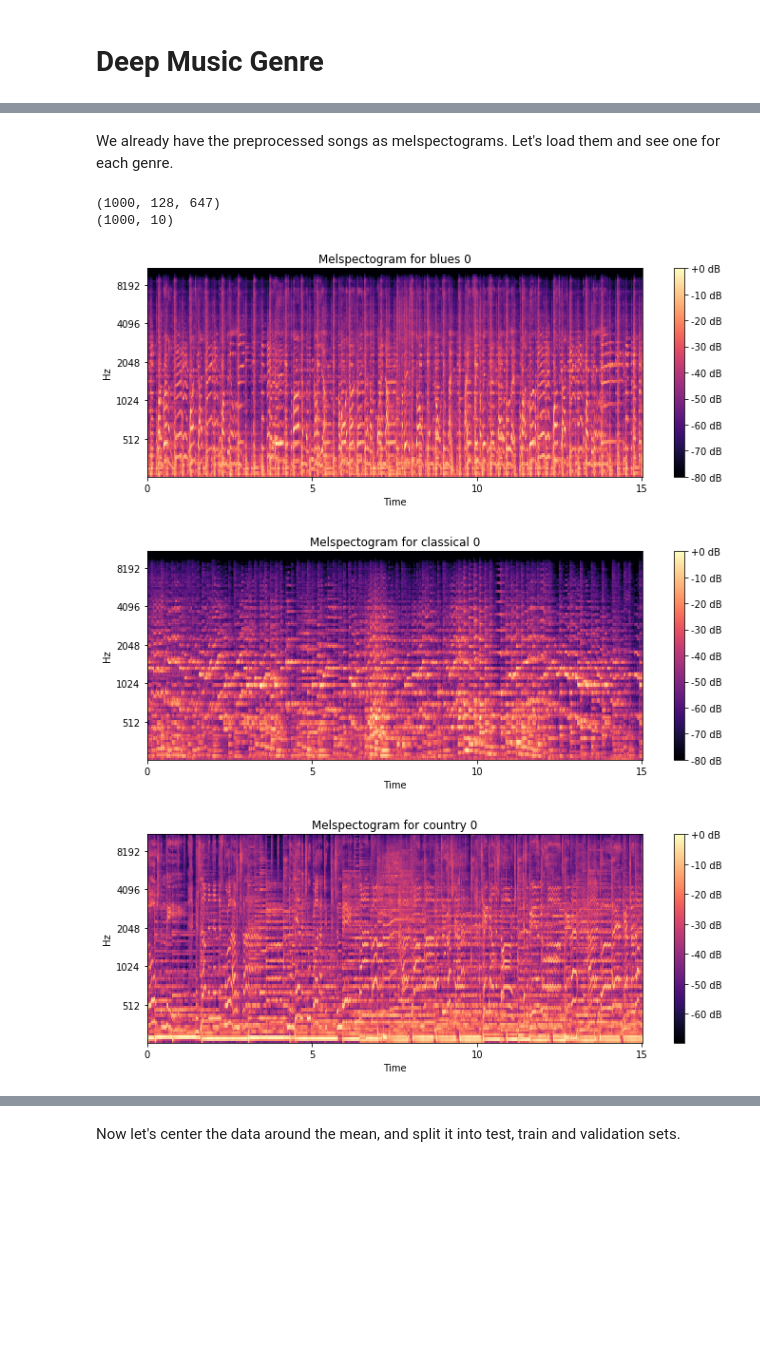
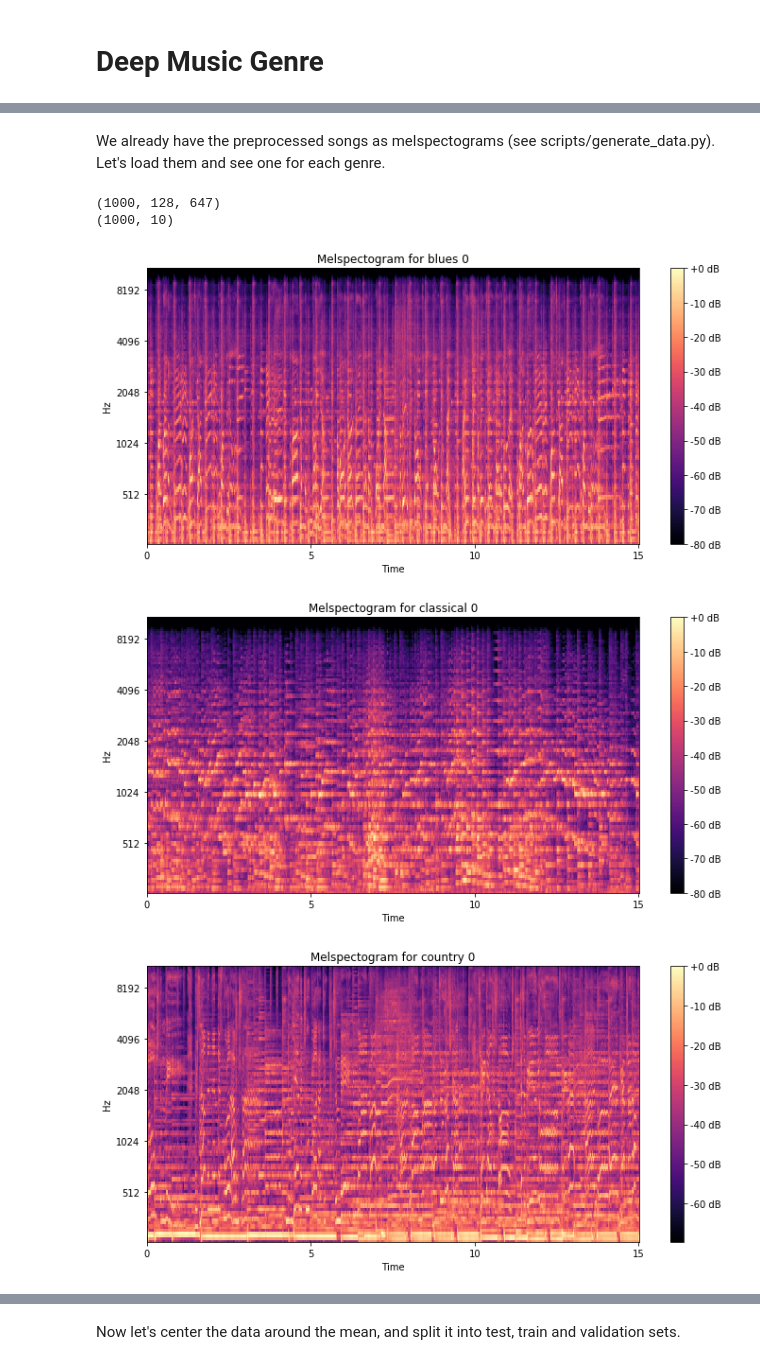
Before and after one commit to miguelfrde/stanford-cs231n, a Jupyter notebook: project/DeepMusicGenre.ipynb, the cells around one changed output, grey strips where cells are left out. Cells and saved outputs as stored; diff of their text form; code cells hidden in the pictures; blank space fills up the shorter version.

```diff
--- a/project/DeepMusicGenre.ipynb
+++ b/project/DeepMusicGenre.ipynb
@@ -22,5 +24,5 @@ plt.rcParams['image.cmap'] = 'gray'
 # %% [markdown]
-We already have the preprocessed songs as melspectograms. Let's load them and see one for each genre.
+We already have the preprocessed songs as melspectograms (see scripts/generate_data.py). Let's load them and see one for each genre.
 # %%
 GTZAN_ROOT = 'datasets/genres'
 GTZAN_GENRES = [f for f in os.listdir(GTZAN_ROOT)
@@ -37,12 +40,12 @@ print(y.shape)
 # %%
 for i, genre in enumerate(GTZAN_GENRES):
     x = X[i*100, :, :]
-    plt.figure(figsize=(10, 4))
+    plt.figure(figsize=(10, 5))
     librosa.display.specshow(x, y_axis='mel', x_axis='time')
     plt.colorbar(format='%+2.0f dB')
     plt.title('Melspectogram for ' + genre + ' 0')
     plt.tight_layout()
 # %% [output]
-[figure, old version]
+[figure, new version]
-[figure, old version]
+[figure, new version]
-[figure, old version]
+[figure, new version]
```
Also changed, not shown: parts of 8 cells of this notebook.
